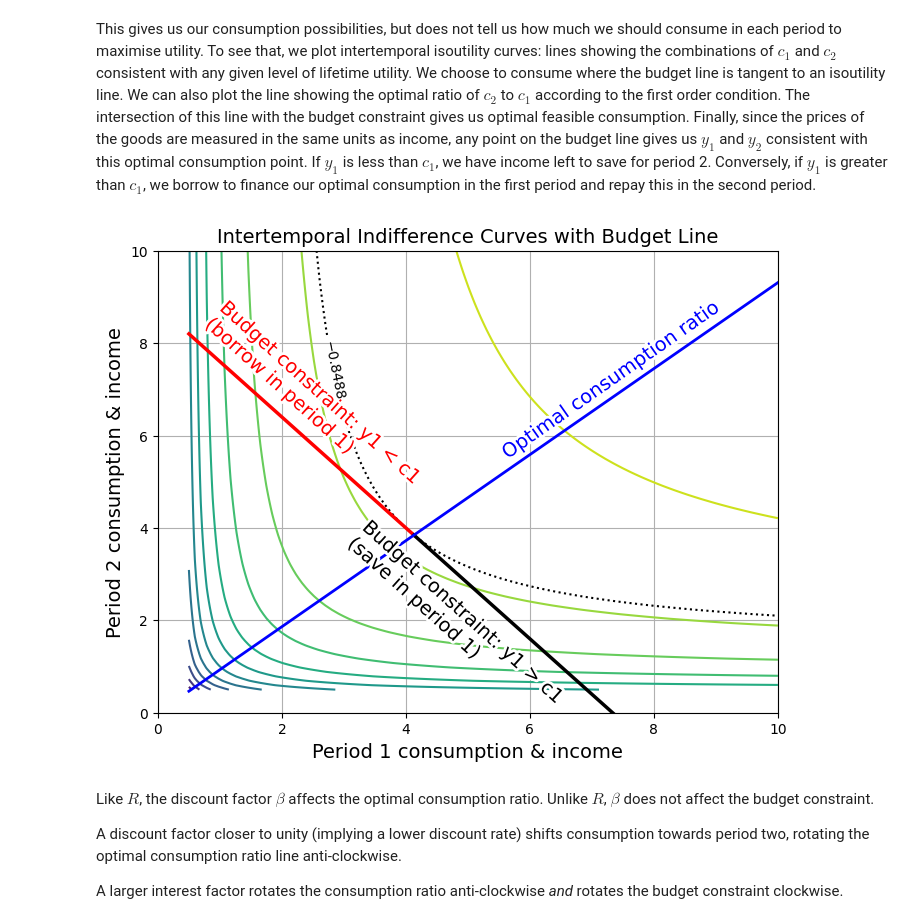
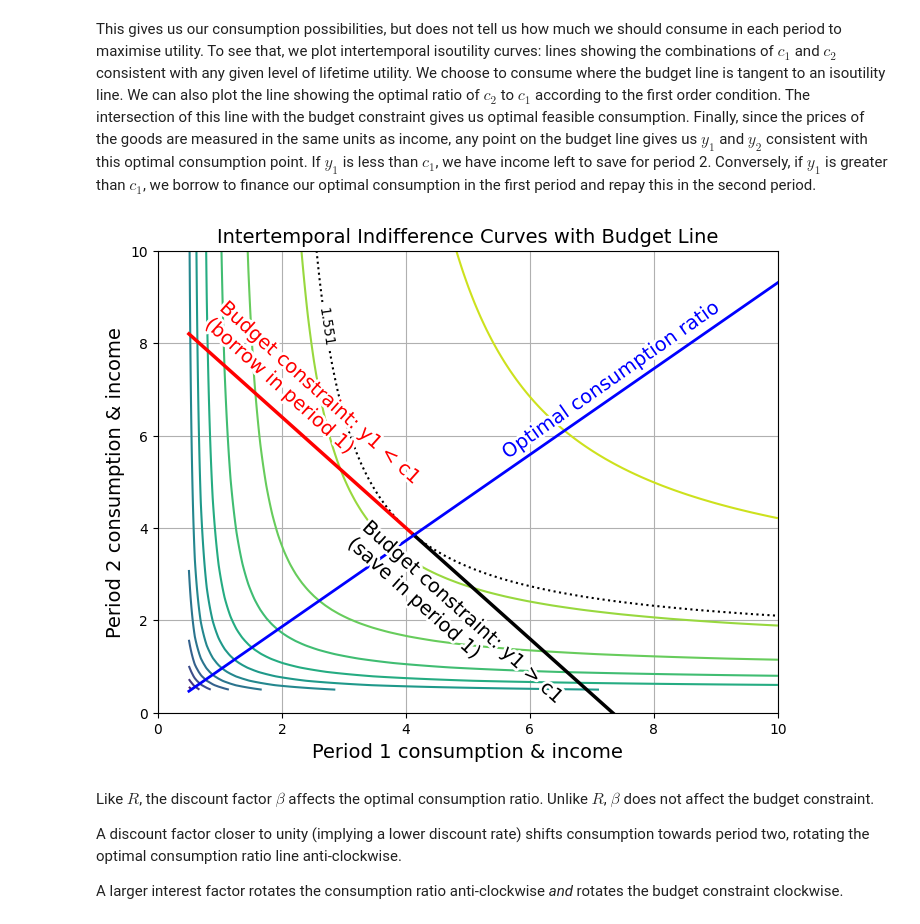
Before and after one commit to jl-2021/my-binder, a Jupyter notebook: intertemporal-choice.ipynb, the cells around one changed output. Saved outputs shown, nothing was run; the diff lists cells and outputs as text; code cells hidden in the pictures.

```diff
--- a/intertemporal-choice.ipynb
+++ b/intertemporal-choice.ipynb
@@ -62,7 +62,7 @@ class IntertemporalChoice:
         if eta == 1:
             return np.log(c)
         else:
-            u = np.power(c, 1-eta) / (1 - eta)
+            u = (np.power(c, 1-eta) - 1) / (1 - eta)
             return u
 
     def utility(self, c1, c2):
@@ -188,7 +188,7 @@ budget_line_lend = choice0.budget_constraint(c1_lend)
 plt.figure(figsize=(8, 6))
 
 contour = plt.contour(choice0.linspace(), choice0.linspace(), choice0.gridded_utility(), levels=12)
-contour = plt.contour(choice0.linspace(), choice0.linspace(), choice0.gridded_utility(), levels=np.array([ustar]), cmap='grey', linestyles=':')
+contour = plt.contour(choice0.linspace(), choice0.linspace(), choice0.gridded_utility(), levels=np.array([ustar]), colors='black', linestyles=':')
 
 plt.xlim(0, 10)
 plt.ylim(0, 10)
@@ -200,34 +200,34 @@ plt.title("Intertemporal Indifference Curves with Budget Line", fontsize=14)
 
 # Plot the budget constraint
 plt.plot(c1_borrow, budget_line_borrow, color='red', linewidth =2.5)
 plt.plot(c1_lend, budget_line_lend, color='black', linewidth =2.5)
 
 c1_line = choice0.linspace()
 c2_line_income = choice0.c2_line()
 plt.plot(c1_line, c2_line_income, color='blue', linewidth =2, linestyle='-')
 
 angle_income = angle_degrees = np.degrees(np.arctan2(c2_line_income[-1] - c2_line_income[0],
                                                      c1_line[-1] - c1_line[0]))
 
 plt.annotate('Optimal consumption ratio', xy=(5, 6), xytext=(5.5, 5.5),
                fontsize=14, rotation=35, color='blue',
             path_effects=[withStroke(linewidth=4, foreground='white')])
 
 # Add an annotation for the budget line equation
 plt.annotate('Budget constraint: y1 > c1 \n(save in period 1)',
              xy=(4, 2), xytext=(3, -0.25),  fontsize=14,
              color='black', rotation = -42,
             path_effects=[withStroke(linewidth=4, foreground='white')])
 
 plt.annotate('Budget constraint: y1 < c1 \n(borrow in period 1)',
              xy=(c1star-0.1, c2star-0.1), xytext=(0.7, 4.5),  fontsize=14,
              color='red', rotation = -42,
             path_effects=[withStroke(linewidth=4, foreground='white')])
 
 plt.grid(True)
 plt.show()
 # %% [output]
-[figure, old version]
+[figure, new version]
 # %% [markdown]
 Like $R$, the discount factor $\beta$ affects the optimal consumption ratio. Unlike $R$, $\beta$ does not affect the budget constraint.
 
```
Also changed, not shown: parts of 1 cell of this notebook.
